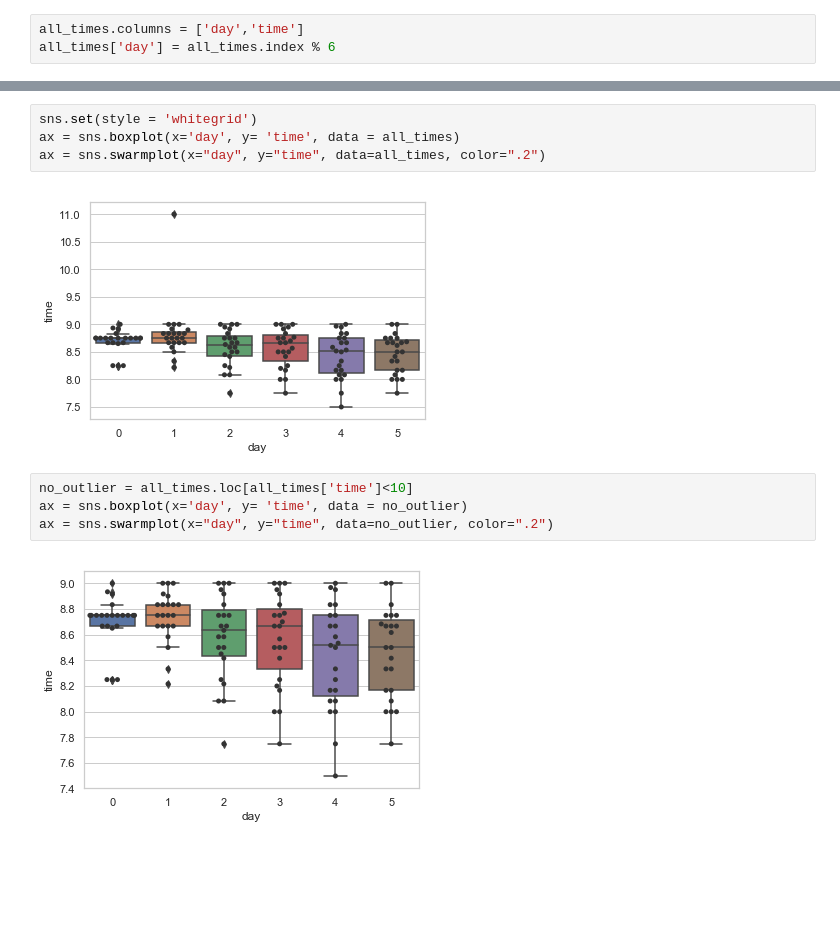
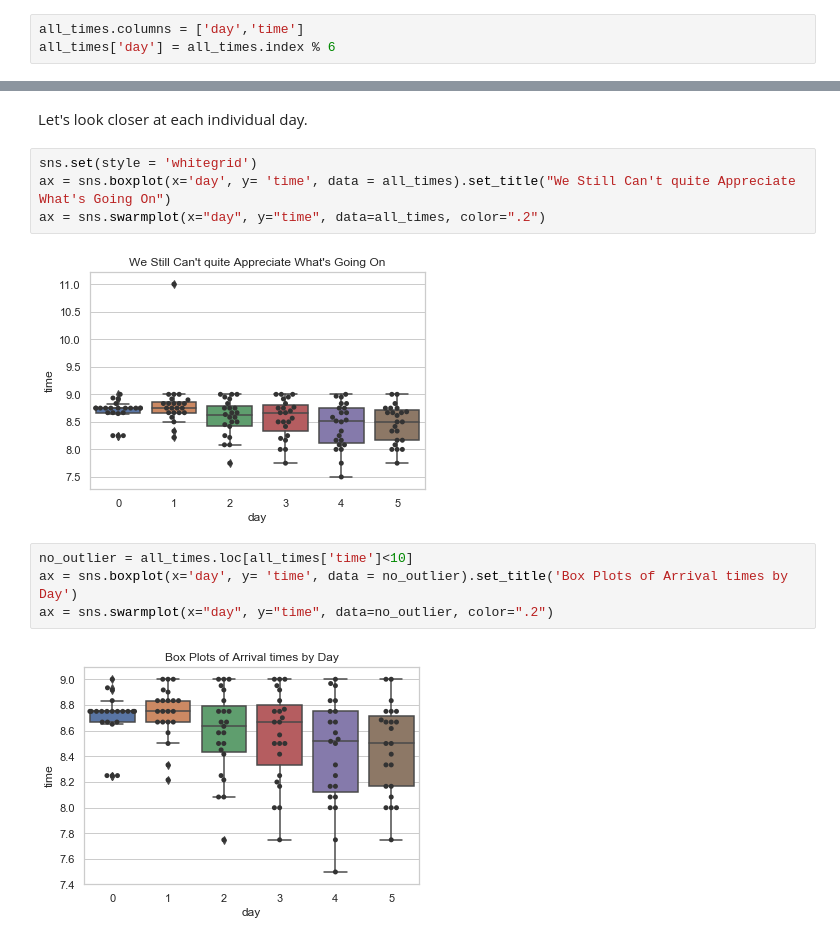
Before and after one commit to UpwardTrajectory/ds-challenge-05_seattle-ds-career-040119, a Jupyter notebook: attendance.ipynb, the cells around one changed output, grey strips where cells are left out. Cells and saved outputs as stored; diff of their text form; blank space fills up the shorter version.

Commit message:
Insert simple histogram, then add titles to the other two graphs

```diff
--- a/attendance.ipynb
+++ b/attendance.ipynb
@@ -58,12 +43,14 @@ all_times
+# %% [markdown]
+Let's look closer at each individual day.
 # %%
 sns.set(style = 'whitegrid')
-ax = sns.boxplot(x='day', y= 'time', data = all_times)
+ax = sns.boxplot(x='day', y= 'time', data = all_times).set_title("We Still Can't quite Appreciate What's Going On")
 ax = sns.swarmplot(x="day", y="time", data=all_times, color=".2")
 # %% [output]
-[figure, old version]
+[figure, new version]
 # %%
 no_outlier = all_times.loc[all_times['time']<10]
-ax = sns.boxplot(x='day', y= 'time', data = no_outlier)
+ax = sns.boxplot(x='day', y= 'time', data = no_outlier).set_title('Box Plots of Arrival times by Day')
 ax = sns.swarmplot(x="day", y="time", data=no_outlier, color=".2")
 # %% [output]
-[figure, old version]
+[figure, new version]
```
Also changed, not shown: parts of 2 cells of this notebook.
